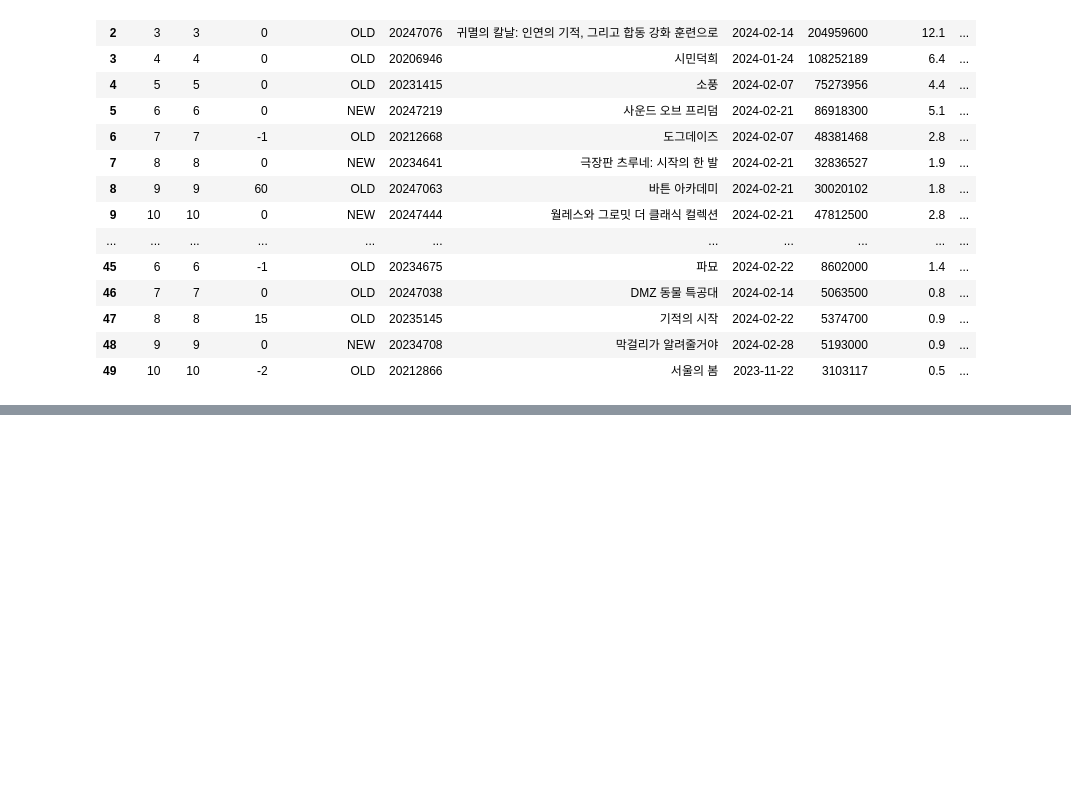
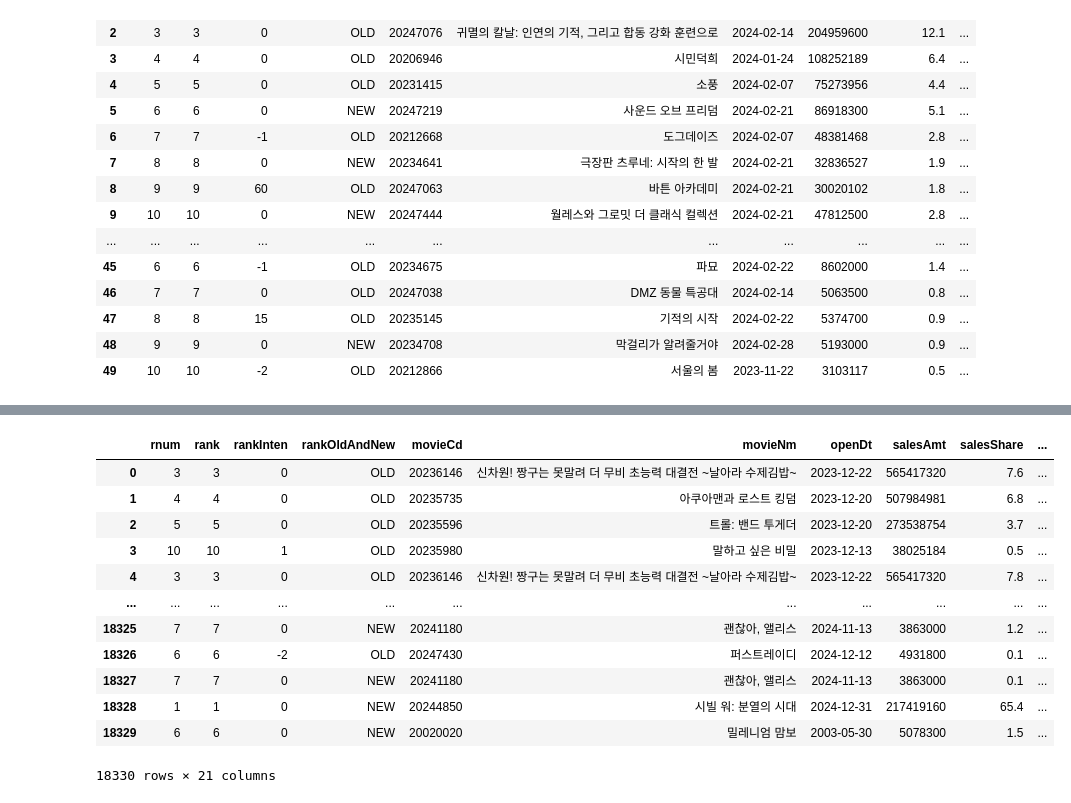
Before and after one commit to Jacob-53/movie, a Jupyter notebook: notes/Untitled.ipynb, the cells around one changed output, grey strips where cells are left out. Cells and saved outputs as stored; diff of their text form; code cells hidden in the pictures; blank space fills up the shorter version.

```diff
--- a/notes/Untitled.ipynb
+++ b/notes/Untitled.ipynb
@@ -493,0 +554,46 @@ pd.read_parquet('/home/jacob/data/movie_after/dailyboxoffice/dt=20241231')
+# %%
+df=pd.read_parquet('/home/jacob/data/movie_after/dailyboxoffice')
+df
+# def pseudo_null_score(row):
+#     return sum([
+#         row["multiMovieYn"] == "Unclassified",
+#         row["repNationCd"] == "Unclassified"
+#     ])
+
+# # 2. 스코어 컬럼 추가 ("Unclassified"가 많을수록 점수 높음)
+# df["null_score"] = df.apply(pseudo_null_score, axis=1)
+
+# # 3. 점수 기준으로 정렬 후, 그룹별 첫 행만 남기기
+# group_cols = ["dt", "movieCd", "movieNm"]
+# deduped_df = df.sort_values(by="null_score").groupby(group_cols, observed=True).head(1)
+
+# # 4. 임시 컬럼 제거
+# deduped_df = deduped_df.drop(columns=["null_score"])
+# final_df = deduped_df.drop(columns=['rank', 'rnum', 'rankInten', 'salesShare','rankOldAndNew'])
+# final_df
+# dupe_counts_per_dt = (
+#     final_df
+#     .groupby(["dt", "movieCd", "movieNm"],observed=True)
+#     .size()
+#     .reset_index(name="count")
+#     .query("count > 1")
+#     .groupby("dt")
+#     .size()
+#     .reset_index(name="dupe_count")
+# )
+
+# print(dupe_counts_per_dt)
+# %% [output]
+|  | rnum | rank | rankInten | rankOldAndNew | movieCd | movieNm | openDt | salesAmt | salesShare | ... |
+| 0 | 3 | 3 | 0 | OLD | 20236146 | 신차원! 짱구는 못말려 더 무비 초능력 대결전 ~날아라 수제김밥~ | 2023-12-22 | 565417320 | 7.6 | ... |
+| 1 | 4 | 4 | 0 | OLD | 20235735 | 아쿠아맨과 로스트 킹덤 | 2023-12-20 | 507984981 | 6.8 | ... |
+| 2 | 5 | 5 | 0 | OLD | 20235596 | 트롤: 밴드 투게더 | 2023-12-20 | 273538754 | 3.7 | ... |
+| 3 | 10 | 10 | 1 | OLD | 20235980 | 말하고 싶은 비밀 | 2023-12-13 | 38025184 | 0.5 | ... |
+| 4 | 3 | 3 | 0 | OLD | 20236146 | 신차원! 짱구는 못말려 더 무비 초능력 대결전 ~날아라 수제김밥~ | 2023-12-22 | 565417320 | 7.8 | ... |
+| ... | ... | ... | ... | ... | ... | ... | ... | ... | ... | ... |
+| 18325 | 7 | 7 | 0 | NEW | 20241180 | 괜찮아, 앨리스 | 2024-11-13 | 3863000 | 1.2 | ... |
+| 18326 | 6 | 6 | -2 | OLD | 20247430 | 퍼스트레이디 | 2024-12-12 | 4931800 | 0.1 | ... |
+| 18327 | 7 | 7 | 0 | NEW | 20241180 | 괜찮아, 앨리스 | 2024-11-13 | 3863000 | 0.1 | ... |
+| 18328 | 1 | 1 | 0 | NEW | 20244850 | 시빌 워: 분열의 시대 | 2024-12-31 | 217419160 | 65.4 | ... |
+| 18329 | 6 | 6 | 0 | NEW | 20020020 | 밀레니엄 맘보 | 2003-05-30 | 5078300 | 1.5 | ... |
+18330 rows × 21 columns
```
Also changed, not shown: parts of 6 cells of this notebook.
